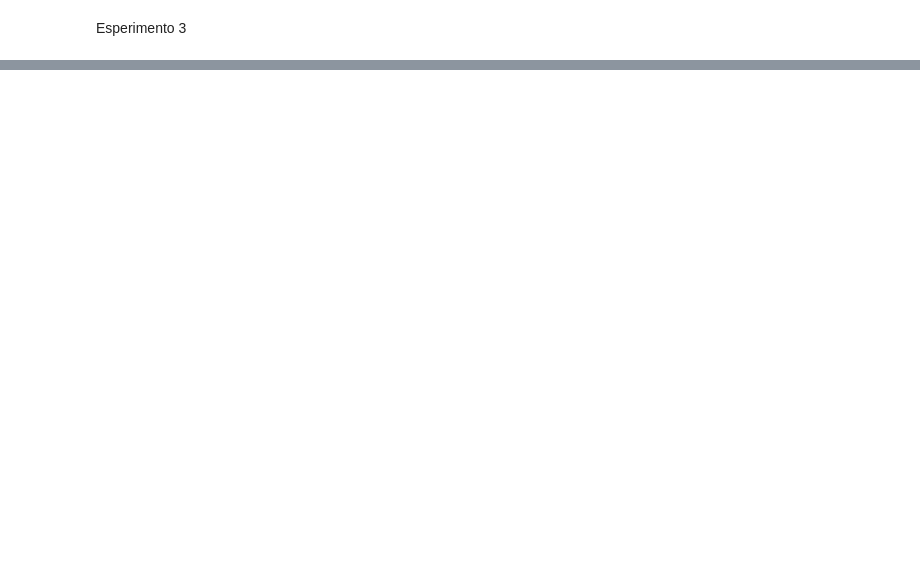
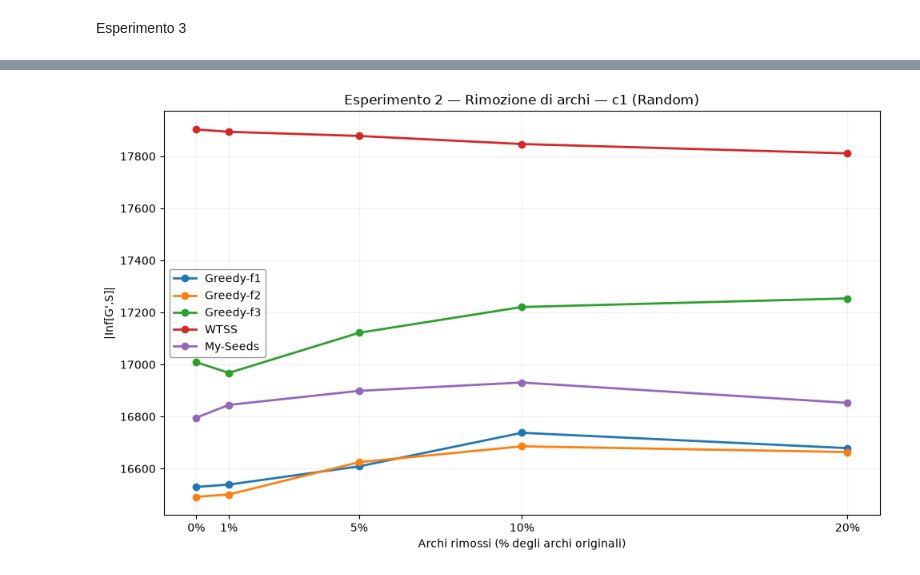
Before and after one commit to valemosca00/Majority-cascade, a Jupyter notebook: experiments.ipynb, the cells around one changed output, grey strips where cells are left out. Drawn from its saved outputs; the diff is of its cells as text; code cells hidden in the pictures; blank space fills up the shorter version.

```diff
--- a/experiments.ipynb
+++ b/experiments.ipynb
@@ -910,0 +1125,94 @@ Risultati salvati in: results_experiment3.csv
+# %%
+import pandas as pd
+import matplotlib.pyplot as plt
+
+plt.style.use("default")
+
+plt.rcParams.update({
+    "figure.facecolor": "white",
+    "axes.facecolor": "white",
+    "savefig.facecolor": "white",
+    "text.color": "black",
+    "axes.labelcolor": "black",
+    "axes.edgecolor": "black",
+    "xtick.color": "black",
+    "ytick.color": "black",
+    "grid.color": "lightgray",
+    "legend.facecolor": "white",
+    "legend.edgecolor": "gray",
+})
+
+# ============================================================
+# GRAFICI ESPERIMENTO 2 — Rimozione casuale di archi
+# ============================================================
+
+results_exp2 = pd.read_csv("results/results_experiment2.csv")
+
+algorithm_order = [
+    "Greedy-f1",
+    "Greedy-f2",
+    "Greedy-f3",
+    "WTSS",
+    "My-Seeds"
+]
+
+cost_titles = {
+    "c1_random": "Esperimento 2 — Rimozione di archi — c1 (Random)",
+    "c2_degree": "Esperimento 2 — Rimozione di archi — c2 (Degree)"
+}
+
+removal_ticks = [0, 1, 5, 10, 20]
+
+
+for cost_name in ["c1_random", "c2_degree"]:
+
+    df_cost = results_exp2[
+        results_exp2["cost_function"] == cost_name
+    ]
+
+    plt.figure(figsize=(10, 6))
+
+    for algorithm in algorithm_order:
+
+        df_alg = df_cost[
+            df_cost["algorithm"] == algorithm
+        ].sort_values("edge_removal_percentage")
+
+        # ----------------------------------------------------
+        # Punto 0%: prestazione originale sull'intero grafo
+        # ----------------------------------------------------
+        original_influence = df_alg["influenced_original"].iloc[0]
+
+        x = [0] + list(df_alg["edge_removal_percentage"] * 100)
+        y = [original_influence] + list(df_alg["influenced_after_removal"])
+
+        plt.plot(
+            x,
+            y,
+            marker="o",
+            linewidth=2,
+            label=algorithm
+        )
+
+    plt.title(cost_titles[cost_name])
+    plt.xlabel("Archi rimossi (% degli archi originali)")
+    plt.ylabel("|Inf[G',S]|")
+
+    plt.xticks(
+        removal_ticks,
+        [f"{x}%" for x in removal_ticks]
+    )
+
+    plt.grid(True, alpha=0.3)
+    plt.legend()
+    plt.tight_layout()
+
+    plt.savefig(
+        f"results/experiment2_{cost_name}.png",
+        dpi=300,
+        bbox_inches="tight"
+    )
+
+    plt.show()
+# %% [output]
+[figure, added]
```
Also changed, not shown: parts of 9 cells of this notebook, 17 other files.
